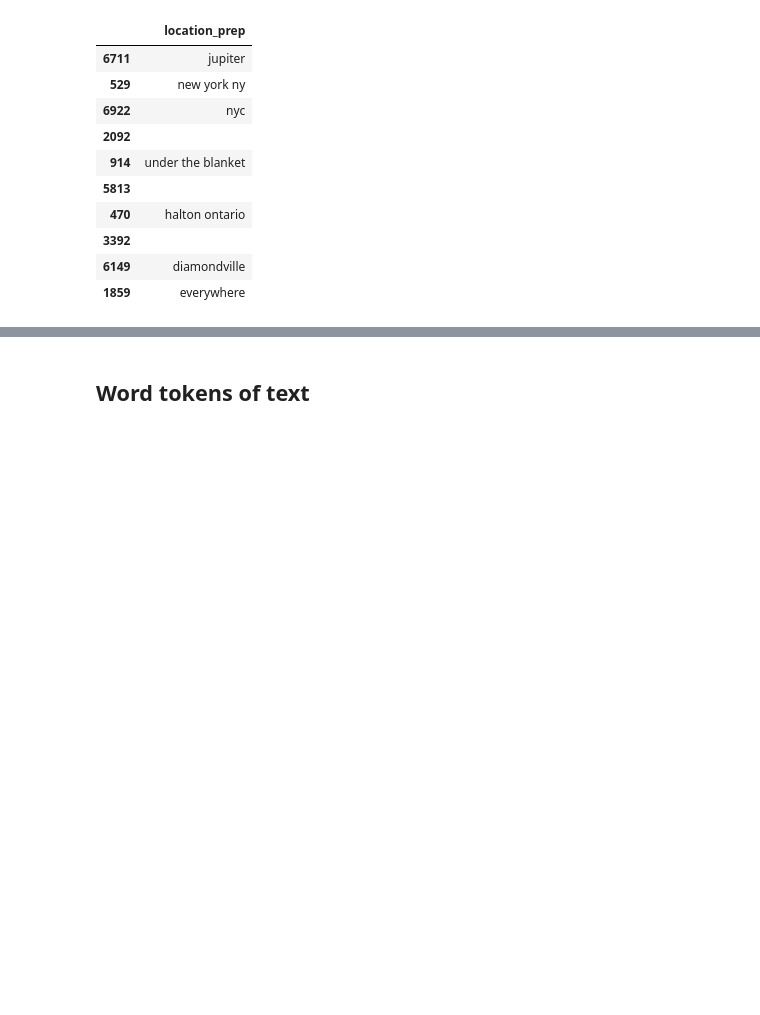
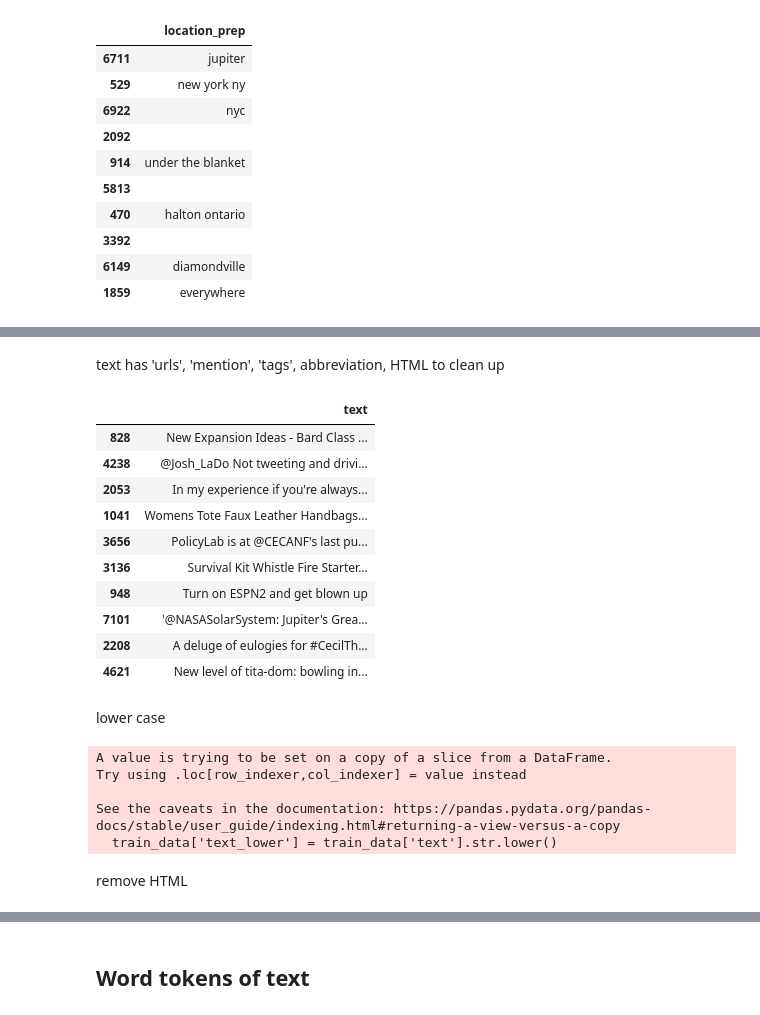
Before and after one commit to respwill/disaster_tweet, a Jupyter notebook: EDA.ipynb, the cells around one changed output, grey strips where cells are left out. Cells and saved outputs as stored; diff of their text form; code cells hidden in the pictures; blank space fills up the shorter version.

```diff
--- a/EDA.ipynb
+++ b/EDA.ipynb
@@ -217,0 +225,30 @@ train_data[['location_prep']].sample(10)
+# %%
+pd.set_option('display.max_colwidth', None)
+# %% [markdown]
+text has 'urls', 'mention', 'tags', abbreviation, HTML to clean up
+# %%
+train_data[['text']].sample(10)
+# %% [output]
+|  | text |
+| 828 | New Expansion Ideas - Bard Class ... |
+| 4238 | @Josh_LaDo Not tweeting and drivi... |
+| 2053 | In my experience if you're always... |
+| 1041 | Womens Tote Faux Leather Handbags... |
+| 3656 | PolicyLab is at @CECANF's last pu... |
+| 3136 | Survival Kit Whistle Fire Starter... |
+| 948 | Turn on ESPN2 and get blown up |
+| 7101 | '@NASASolarSystem: Jupiter's Grea... |
+| 2208 | A deluge of eulogies for #CecilTh... |
+| 4621 | New level of tita-dom: bowling in... |
+# %% [markdown]
+lower case
+# %%
+train_data['text_lower'] = train_data['text'].str.lower()
+# %% [output]
+A value is trying to be set on a copy of a slice from a DataFrame.
+Try using .loc[row_indexer,col_indexer] = value instead
+
+See the caveats in the documentation: https://pandas.pydata.org/pandas-docs/stable/user_guide/indexing.html#returning-a-view-versus-a-copy
+  train_data['text_lower'] = train_data['text'].str.lower()
+# %% [markdown]
+remove HTML
```
Also changed, not shown: parts of 7 cells of this notebook.
